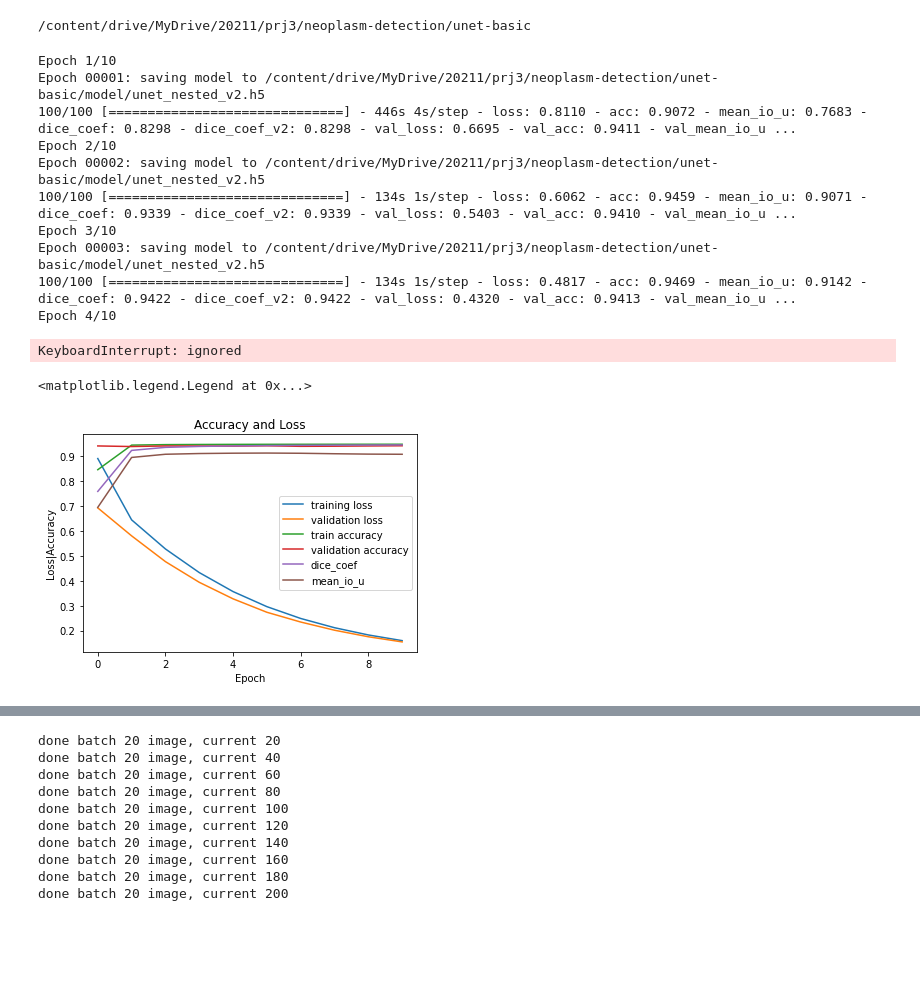
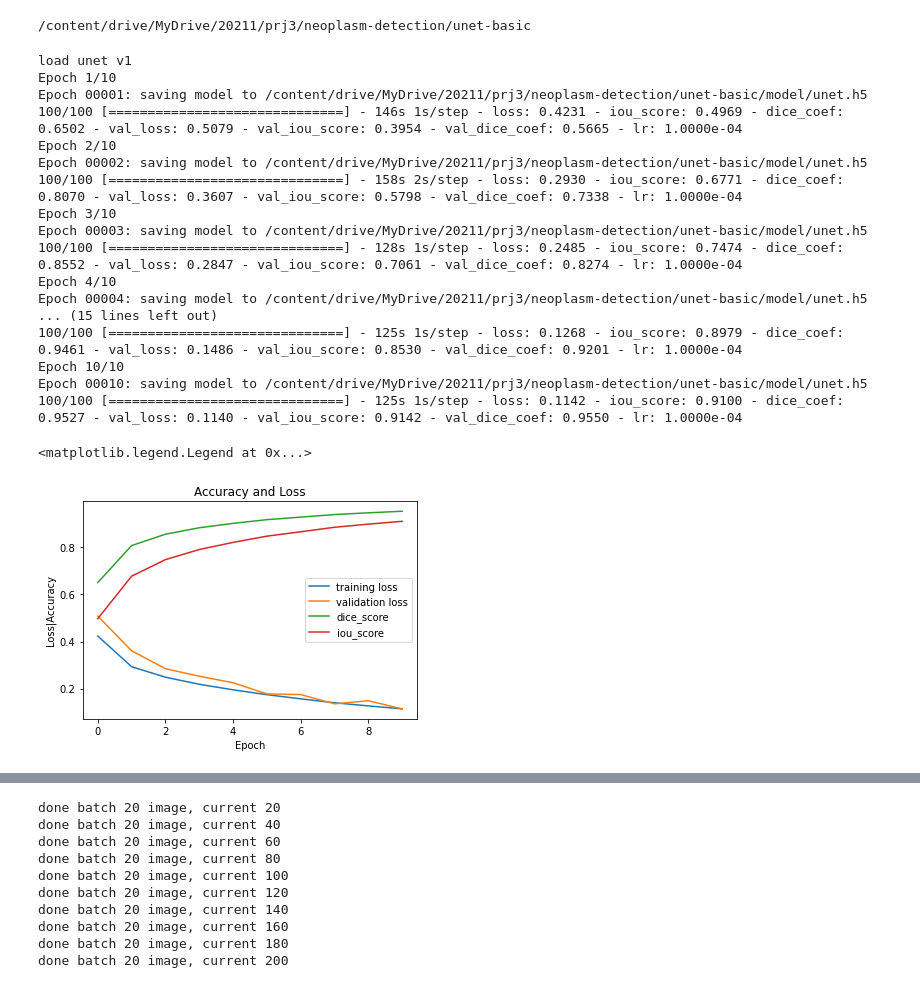
Before and after one commit to longpt233/neoplasm-detection, a Jupyter notebook: unet-basic/main.ipynb, the cells around one changed output, grey strips where cells are left out. Drawn from its saved outputs; the diff is of its cells as text; code cells hidden in the pictures; blank space fills up the shorter version.

```diff
--- a/unet-basic/main.ipynb
+++ b/unet-basic/main.ipynb
@@ -14,37 +12,41 @@ Mounted at /content/drive
 import train
 
 # name in [unet-v1, unet-v3, unet++]
-model_and_path = train.load_model("unet++",False)
+model_and_path = train.load_model("unet-v1",False)
 H, model = train.fit_model(model_and_path)
 # %% [output]
+load unet v1
 Epoch 1/10
-Epoch 00001: saving model to /content/drive/MyDrive/20211/prj3/neoplasm-detection/unet-basic/model/unet_nested_v2.h5
-100/100 [==============================] - 446s 4s/step - loss: 0.8110 - acc: 0.9072 - mean_io_u: 0.7683 - dice_coef: 0.8298 - dice_coef_v2: 0.8298 - val_loss: 0.6695 - val_acc: 0.9411 - val_mean_io_u ...
+Epoch 00001: saving model to /content/drive/MyDrive/20211/prj3/neoplasm-detection/unet-basic/model/unet.h5
+100/100 [==============================] - 146s 1s/step - loss: 0.4231 - iou_score: 0.4969 - dice_coef: 0.6502 - val_loss: 0.5079 - val_iou_score: 0.3954 - val_dice_coef: 0.5665 - lr: 1.0000e-04
 Epoch 2/10
-Epoch 00002: saving model to /content/drive/MyDrive/20211/prj3/neoplasm-detection/unet-basic/model/unet_nested_v2.h5
-100/100 [==============================] - 134s 1s/step - loss: 0.6062 - acc: 0.9459 - mean_io_u: 0.9071 - dice_coef: 0.9339 - dice_coef_v2: 0.9339 - val_loss: 0.5403 - val_acc: 0.9410 - val_mean_io_u ...
+Epoch 00002: saving model to /content/drive/MyDrive/20211/prj3/neoplasm-detection/unet-basic/model/unet.h5
+100/100 [==============================] - 158s 2s/step - loss: 0.2930 - iou_score: 0.6771 - dice_coef: 0.8070 - val_loss: 0.3607 - val_iou_score: 0.5798 - val_dice_coef: 0.7338 - lr: 1.0000e-04
 Epoch 3/10
-Epoch 00003: saving model to /content/drive/MyDrive/20211/prj3/neoplasm-detection/unet-basic/model/unet_nested_v2.h5
-100/100 [==============================] - 134s 1s/step - loss: 0.4817 - acc: 0.9469 - mean_io_u: 0.9142 - dice_coef: 0.9422 - dice_coef_v2: 0.9422 - val_loss: 0.4320 - val_acc: 0.9413 - val_mean_io_u ...
+Epoch 00003: saving model to /content/drive/MyDrive/20211/prj3/neoplasm-detection/unet-basic/model/unet.h5
+100/100 [==============================] - 128s 1s/step - loss: 0.2485 - iou_score: 0.7474 - dice_coef: 0.8552 - val_loss: 0.2847 - val_iou_score: 0.7061 - val_dice_coef: 0.8274 - lr: 1.0000e-04
 Epoch 4/10
+Epoch 00004: saving model to /content/drive/MyDrive/20211/prj3/neoplasm-detection/unet-basic/model/unet.h5
+... (15 lines left out)
+100/100 [==============================] - 125s 1s/step - loss: 0.1268 - iou_score: 0.8979 - dice_coef: 0.9461 - val_loss: 0.1486 - val_iou_score: 0.8530 - val_dice_coef: 0.9201 - lr: 1.0000e-04
+Epoch 10/10
+Epoch 00010: saving model to /content/drive/MyDrive/20211/prj3/neoplasm-detection/unet-basic/model/unet.h5
+100/100 [==============================] - 125s 1s/step - loss: 0.1142 - iou_score: 0.9100 - dice_coef: 0.9527 - val_loss: 0.1140 - val_iou_score: 0.9142 - val_dice_coef: 0.9550 - lr: 1.0000e-04
-KeyboardInterrupt: ignored
 # %%
 import matplotlib.pyplot as plt
 import numpy as np
 import config
 fig = plt.figure()
 numOfEpoch = config.EPOCH
 plt.plot(np.arange(0, numOfEpoch), H.history['loss'], label='training loss')
 plt.plot(np.arange(0, numOfEpoch), H.history['val_loss'], label='validation loss')
-plt.plot(np.arange(0, numOfEpoch), H.history['acc'], label='train accuracy')
-plt.plot(np.arange(0, numOfEpoch), H.history['val_acc'], label='validation accuracy')
-plt.plot(np.arange(0, numOfEpoch), H.history['dice_coef'], label='dice_coef')
-plt.plot(np.arange(0, numOfEpoch), H.history['mean_io_u'], label='mean_io_u')
+plt.plot(np.arange(0, numOfEpoch), H.history['dice_coef'], label='dice_score')
+plt.plot(np.arange(0, numOfEpoch), H.history['iou_score'], label='iou_score')
 plt.title('Accuracy and Loss')
 plt.xlabel('Epoch')
 plt.ylabel('Loss|Accuracy')
 plt.legend()
 # %% [output]
 <matplotlib.legend.Legend at 0x...>
-[figure, old version]
+[figure, new version]
 # %%
```
Also changed, not shown: parts of 5 cells of this notebook, 13 other files.
